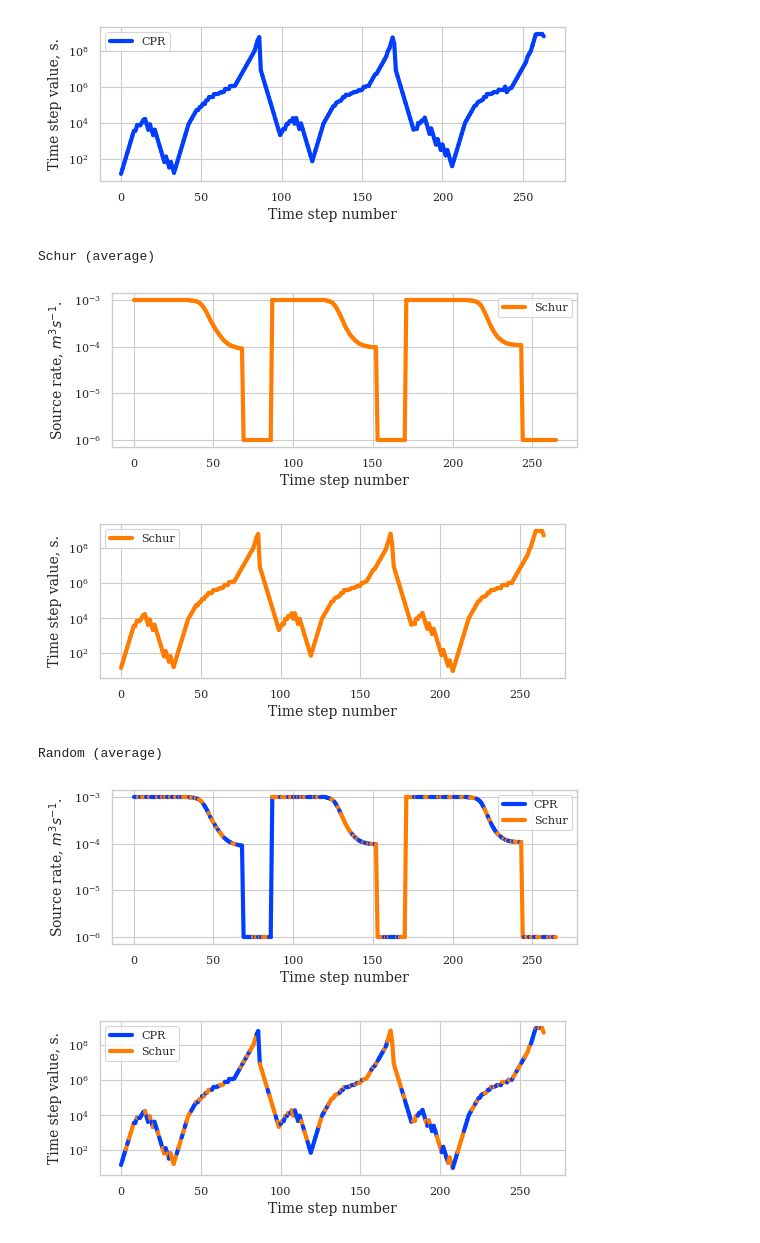
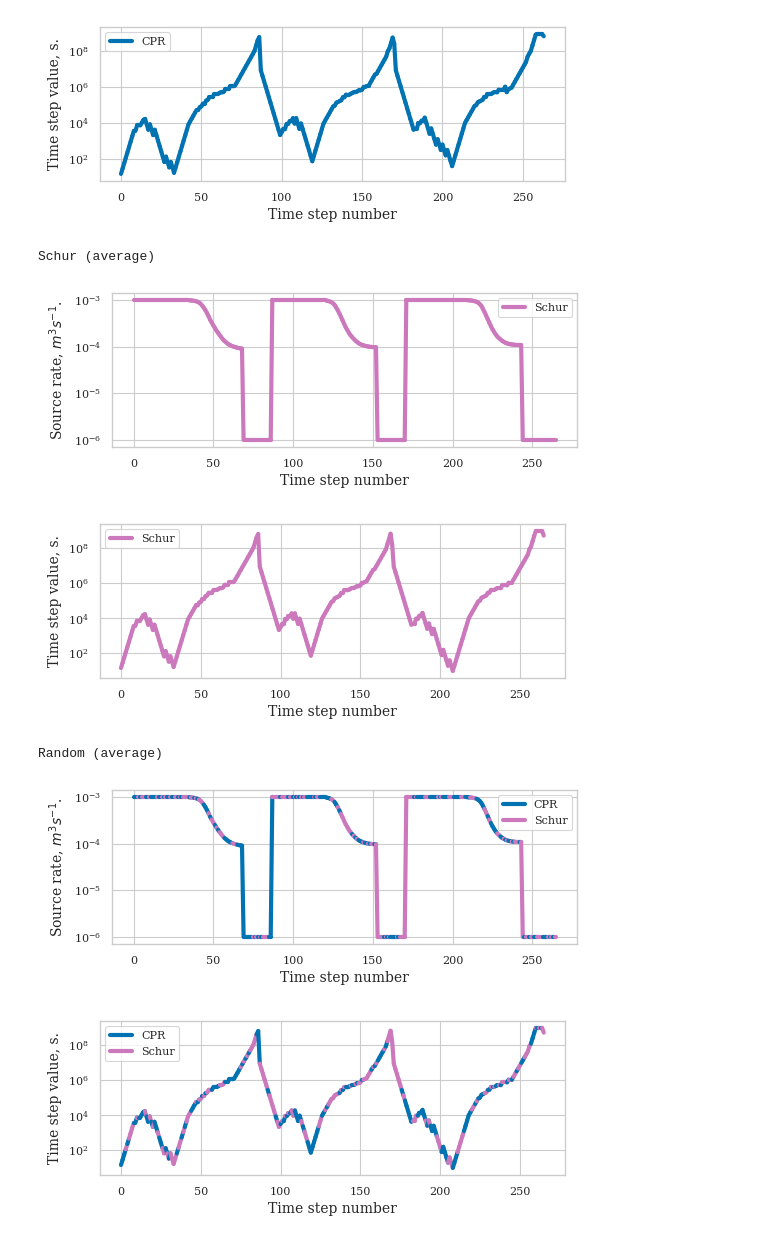
Before and after one commit to Yuriyzabegaev/solver_selector, a Jupyter notebook: examples/1/results_1_thermal.ipynb, the cells around one changed output. Cells and saved outputs as stored; diff of their text form; code cells hidden in the pictures.

```diff
--- a/examples/1/results_1_thermal.ipynb
+++ b/examples/1/results_1_thermal.ipynb
@@ -22,7 +22,7 @@ sns.set_theme(
     # context="talk",
     context="paper",
     # rc={"figure.figsize": (8, 6)},
-    palette="bright",
+    palette="colorblind6",
     style="whitegrid",
     rc=tex_fonts,
 )
@@ -42,7 +42,7 @@ data = {
     "CPR": load_data("thermal_cpr", n_newest=NUM_SIMS),
     "Schur": load_data("thermal_schur", n_newest=NUM_SIMS),
     "Random": load_data("thermal_random", n_newest=NUM_SIMS),
-    "Solver selection": load_data("thermal_dynamic", n_newest=NUM_SIMS),
+    "Solver Selection": load_data("thermal_dynamic", n_newest=NUM_SIMS),
 
     # "Solver selection": load_data("thermal_dynamic", n_newest=NUM_SIMS),
     # "Standard exploration": load_data("../3_medium/thermal_eps_default", n_newest=NUM_SIMS)
@@ -243,7 +236,7 @@ def color_using_schur(x, values, using_schur):
     if not USE_SIMULATED_TIME:
         x = np.arange(values.size)
     cpr_color = "C0"
-    schur_color = "C1"
+    schur_color = "C3"
     label_schur = False
     label_cpr = False
 
@@ -318,7 +311,7 @@ CPR (average)
-[figure, old version]
+[figure, new version]
 Schur (average)
-[figure, old version]
+[figure, new version]
-[figure, old version]
+[figure, new version]
 Random (average)
-[figure, old version]
+[figure, new version]
-[figure, old version]
+[figure, new version]
```
Also changed, not shown: parts of 7 cells of this notebook, 11 other files.
